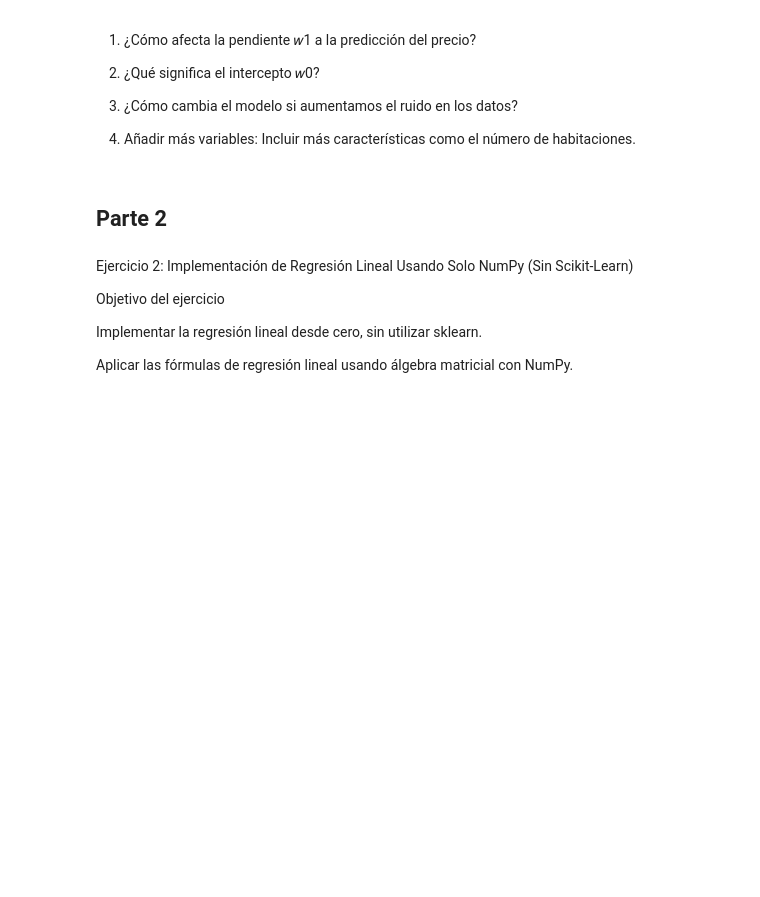
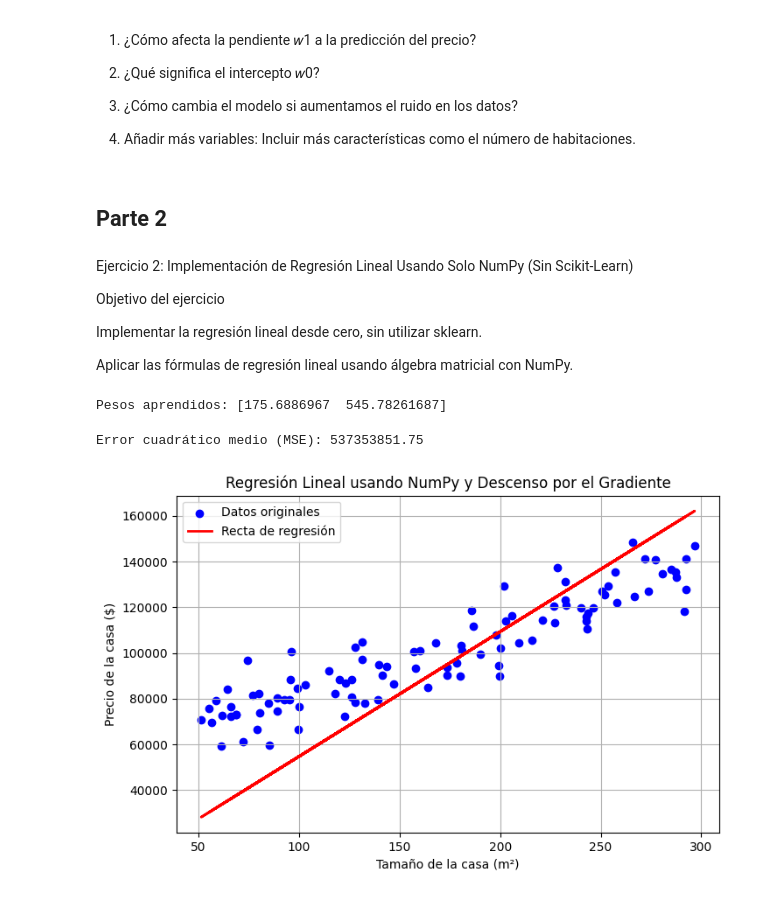
Before and after one commit to kmilo89/AppliedML-Course-st, a Jupyter notebook: Semana03/linear-regression-exercise1.ipynb, the cells around one changed output. Drawn from its saved outputs; the diff is of its cells as text; code cells hidden in the pictures; blank space fills up the shorter version.

```diff
--- a/Semana03/linear-regression-exercise1.ipynb
+++ b/Semana03/linear-regression-exercise1.ipynb
@@ -70,3 +84,4 @@ Implementar la regresión lineal desde cero, sin utilizar sklearn.
 Aplicar las fórmulas de regresión lineal usando álgebra matricial con NumPy.
 # %%
 # Agregar columna de unos a X para el término de sesgo
+X2 =np.c_[np.ones((X.shape[0])), X]
@@ -77,17 +88,39 @@ Aplicar las fórmulas de regresión lineal usando álgebra matricial con NumPy.
+# %%
+# Inicialización de parámetros
+w = np.zeros(X2.shape[1])
+alpha = 0.00001
+epochs = 1000
+# %%
+# Algoritmo de descenso por el gradiente
+m = len(y)
+
+for _ in range(epochs):
+    gradient = (1/m)*X2.T @ (X2 @ w - y.flatten())
+    w = w -alpha*gradient
+    #print(w)
+
+print('Pesos aprendidos:', w)
+# %% [output]
+Pesos aprendidos: [175.6886967  545.78261687]
 # %%
 # Realizar predicciones
+y_pred = X2 @ w
 # %%
 # Calcular el Error Cuadrático Medio (MSE)
 mse = np.mean((y.flatten() - y_pred) ** 2)
 print(f"Error cuadrático medio (MSE): {mse:.2f}")
+# %% [output]
+Error cuadrático medio (MSE): 537353851.75
 # %%
 # Visualizar los resultados
 plt.figure(figsize=(8, 5))
-plt.scatter(X, y, color="blue", label="Datos originales")
-plt.plot(X, y_pred, color="red", linewidth=2, label="Recta de regresión")
+plt.scatter(X2[:,1], y, color="blue", label="Datos originales")
+plt.plot(X2[:,1], y_pred, color="red", linewidth=2, label="Recta de regresión")
 plt.xlabel("Tamaño de la casa (m²)")
 plt.ylabel("Precio de la casa ($)")
 plt.title("Regresión Lineal usando NumPy y Descenso por el Gradiente")
 plt.legend()
 plt.grid(True)
 plt.show()
+# %% [output]
+[figure, added]
```
Also changed, not shown: parts of 7 cells of this notebook, 2 other files.
